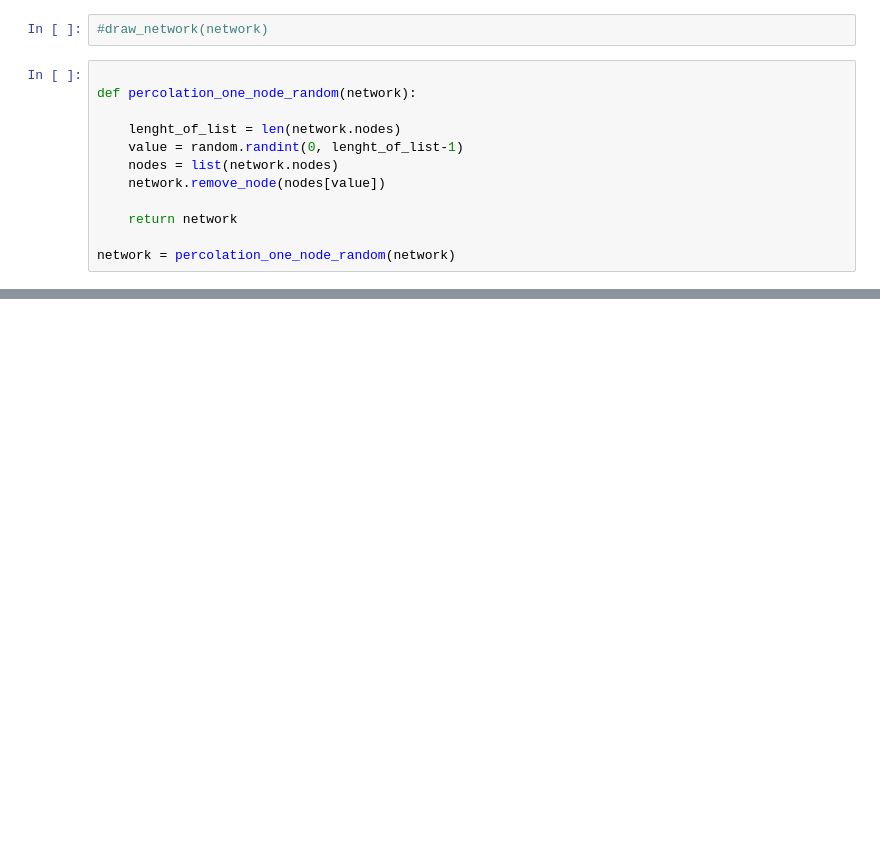
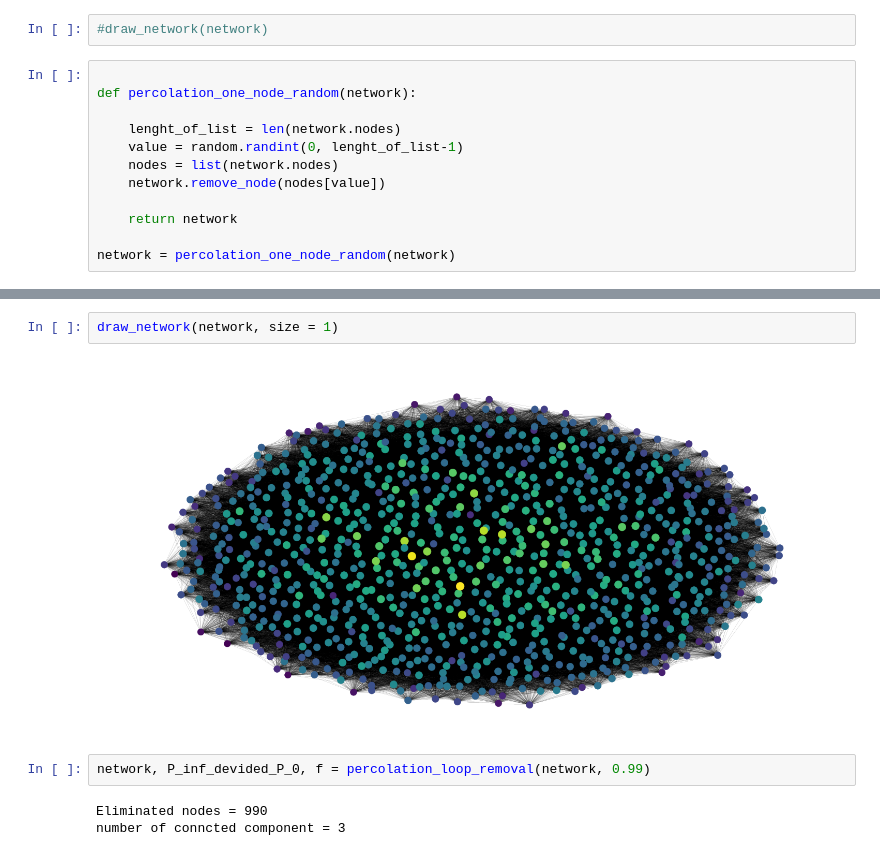
Before and after one commit to Big-data-Group-97/Learning-From-Netwok-Project-, a Jupyter notebook: LearnigFromNetwork.ipynb, the cells around one changed output, grey strips where cells are left out. Drawn from its saved outputs; the diff is of its cells as text; blank space fills up the shorter version.

```diff
--- a/LearnigFromNetwork.ipynb
+++ b/LearnigFromNetwork.ipynb
@@ -168,0 +223,9 @@ p_c = p_c_poisson(network, lamb)
+# %%
+draw_network(network, size = 1)
+# %% [output]
+[figure, added]
+# %%
+network, P_inf_devided_P_0, f = percolation_loop_removal(network, 0.99)
+# %% [output]
+Eliminated nodes = 990
+number of conncted component = 3
```
Also changed, not shown: parts of 9 cells of this notebook.
